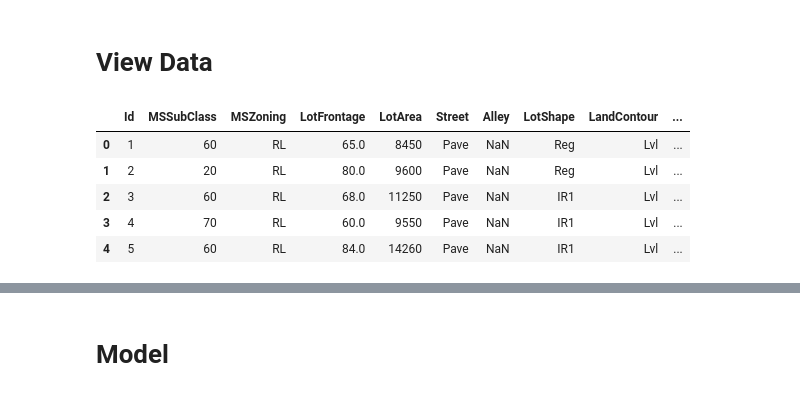
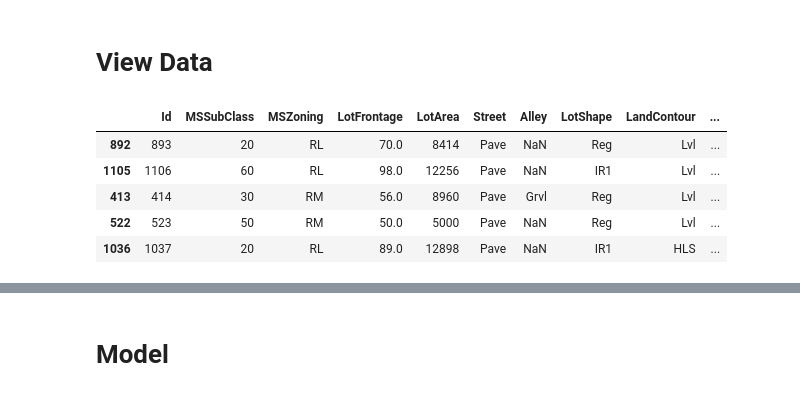
Before and after one commit to 20mattk/Kaggle-House-Prices-Competition, a Jupyter notebook: Kaggle House Prices Competition.ipynb, the cells around one changed output, grey strips where cells are left out. Cells and saved outputs as stored; diff of their text form; code cells hidden in the pictures.

```diff
--- a/Kaggle House Prices Competition.ipynb
+++ b/Kaggle House Prices Competition.ipynb
@@ -37,12 +38,12 @@ train_df = pd.read_csv('../input/home-data-for-ml-course/train.csv')
 test_df = pd.read_csv('../input/home-data-for-ml-course/test.csv')
 # %% [markdown]
 # View Data
-# %%
-train_df.head()
-# %% [output]
-|  | Id | MSSubClass | MSZoning | LotFrontage | LotArea | Street | Alley | LotShape | LandContour | ... |
-| 0 | 1 | 60 | RL | 65.0 | 8450 | Pave | NaN | Reg | Lvl | ... |
-| 1 | 2 | 20 | RL | 80.0 | 9600 | Pave | NaN | Reg | Lvl | ... |
-| 2 | 3 | 60 | RL | 68.0 | 11250 | Pave | NaN | IR1 | Lvl | ... |
-| 3 | 4 | 70 | RL | 60.0 | 9550 | Pave | NaN | IR1 | Lvl | ... |
-| 4 | 5 | 60 | RL | 84.0 | 14260 | Pave | NaN | IR1 | Lvl | ... |
+# %%
+train_df.sample(n=5, random_state=42)
+# %% [output]
+|  | Id | MSSubClass | MSZoning | LotFrontage | LotArea | Street | Alley | LotShape | LandContour | ... |
+| 892 | 893 | 20 | RL | 70.0 | 8414 | Pave | NaN | Reg | Lvl | ... |
+| 1105 | 1106 | 60 | RL | 98.0 | 12256 | Pave | NaN | IR1 | Lvl | ... |
+| 413 | 414 | 30 | RM | 56.0 | 8960 | Pave | Grvl | Reg | Lvl | ... |
+| 522 | 523 | 50 | RM | 50.0 | 5000 | Pave | NaN | Reg | Lvl | ... |
+| 1036 | 1037 | 20 | RL | 89.0 | 12898 | Pave | NaN | IR1 | HLS | ... |
```
Also changed, not shown: parts of 8 cells of this notebook.
